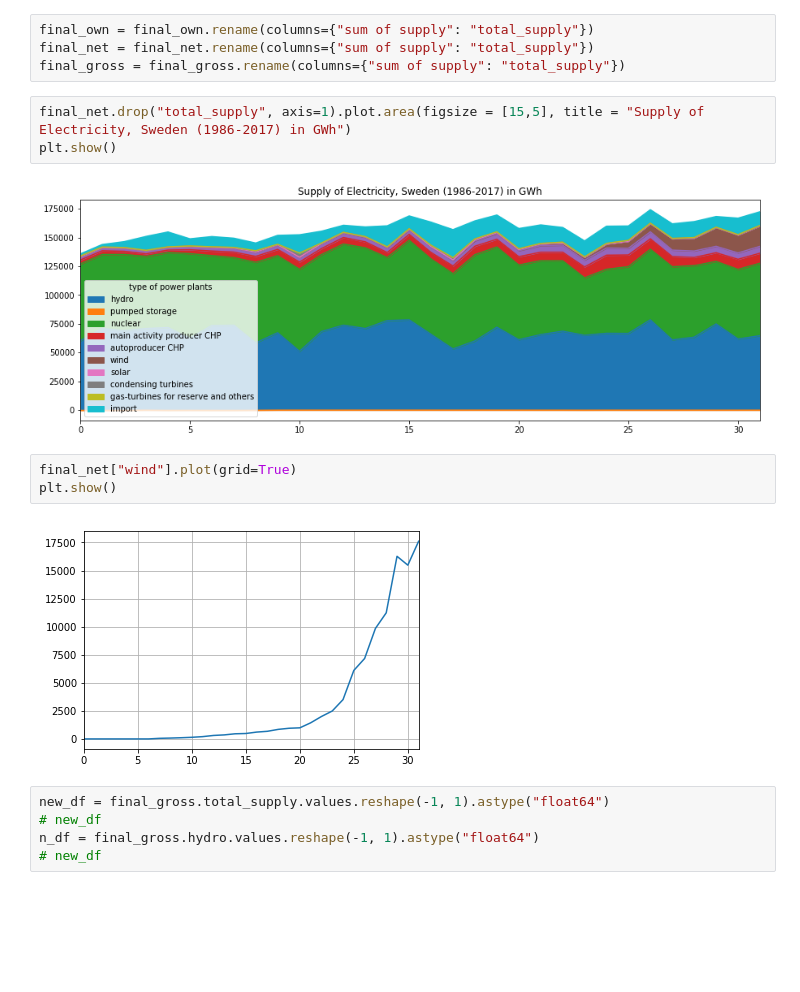
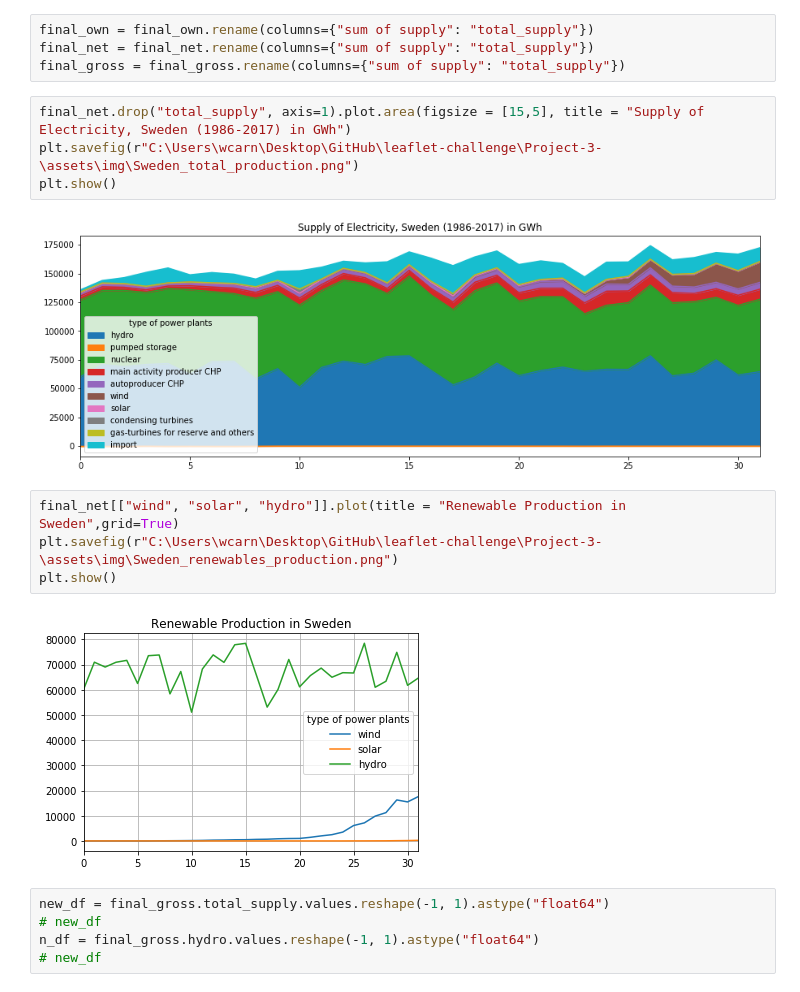
Before and after one commit to wtcarnes/Project-3-, a Jupyter notebook: Sweden CSV analysis.ipynb, the cells around one changed output. Saved outputs shown, nothing was run; the diff lists cells and outputs as text; blank space fills up the shorter version.

```diff
--- a/Sweden CSV analysis.ipynb
+++ b/Sweden CSV analysis.ipynb
@@ -76,14 +62,16 @@ final_net = final_net.rename(columns={"sum of supply": "total_supply"})
 final_gross = final_gross.rename(columns={"sum of supply": "total_supply"})
 # %%
 final_net.drop("total_supply", axis=1).plot.area(figsize = [15,5], title = "Supply of Electricity, Sweden (1986-2017) in GWh")
+plt.savefig(r"C:\Users\wcarn\Desktop\GitHub\leaflet-challenge\Project-3-\assets\img\Sweden_total_production.png")
 plt.show()
 # %% [output]
 [figure]
-# %%
-final_net["wind"].plot(grid=True)
-plt.show()
-# %% [output]
-[figure, removed]
+# %%
+final_net[["wind", "solar", "hydro"]].plot(title = "Renewable Production in Sweden",grid=True)
+plt.savefig(r"C:\Users\wcarn\Desktop\GitHub\leaflet-challenge\Project-3-\assets\img\Sweden_renewables_production.png")
+plt.show()
+# %% [output]
+[figure, added]
 # %%
 new_df = final_gross.total_supply.values.reshape(-1, 1).astype("float64")
 # new_df
```
Also changed, not shown: parts of 20 cells of this notebook, 10 other files.
